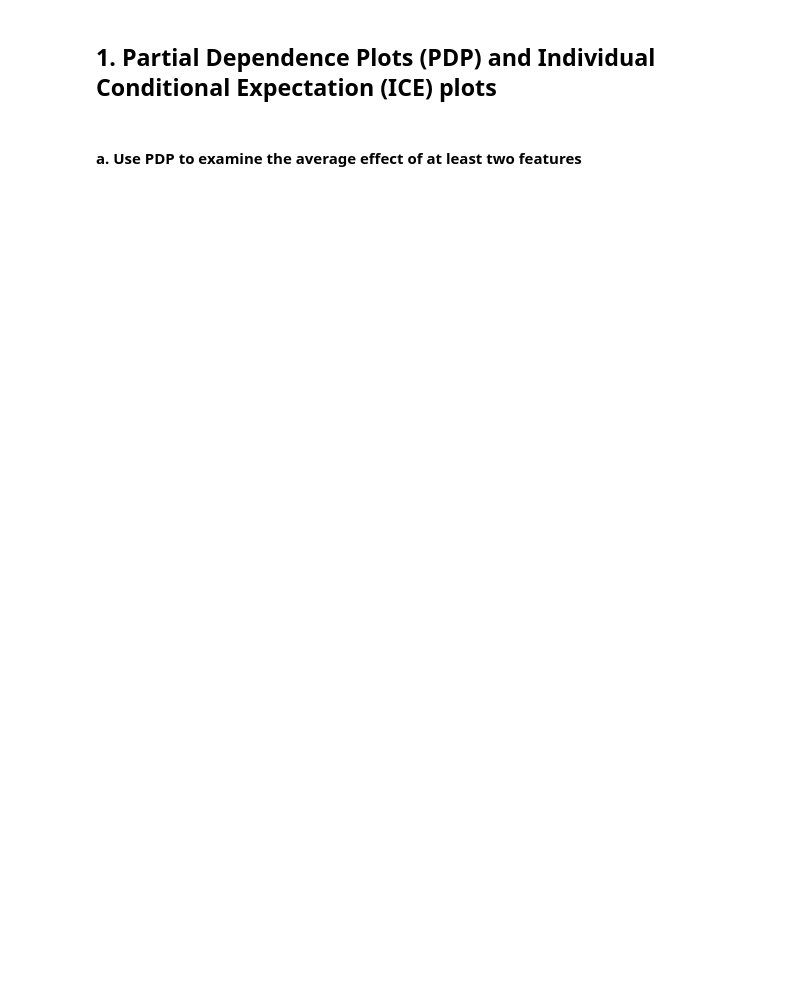
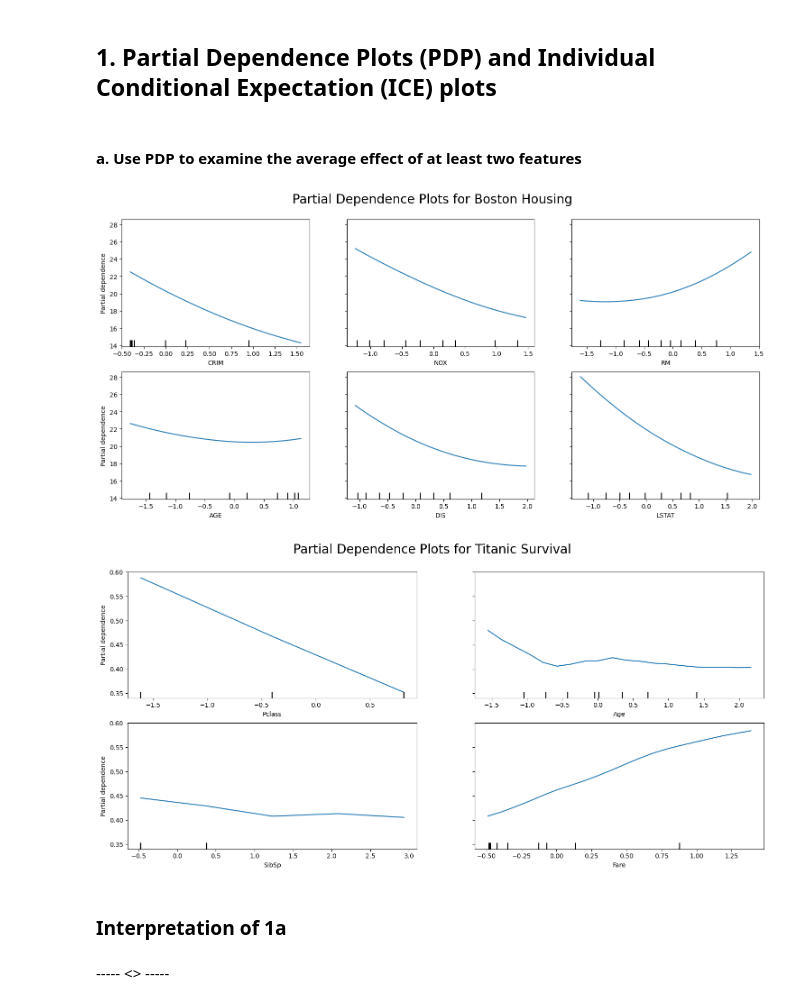
Before and after one commit to DavidF-22/ARI3205-InterpretableAI_Project, a Jupyter notebook: src/Part1_Feature-Level-Interpretability/Part1_Feature-Level-Interpretability.ipynb, the cells around one changed output. Drawn from its saved outputs; the diff is of its cells as text; code cells hidden in the pictures; blank space fills up the shorter version.

Commit message:
Modified Part1 Notebook
Change the Models such that they use scikit-learn functions and completed PDP graphs. Interpretations still pending

```diff
--- a/src/Part1_Feature-Level-Interpretability/Part1_Feature-Level-Interpretability.ipynb
+++ b/src/Part1_Feature-Level-Interpretability/Part1_Feature-Level-Interpretability.ipynb
@@ -282,0 +142,13 @@ Titanic Test Accuracy: 81.0056%
+# %%
+# define and train MLPClassifier model
+mlp_classifier = MLPClassifier(
+    hidden_layer_sizes=(64, 32),
+    activation='relu',
+    solver='adam',
+    learning_rate_init=0.001,
+    max_iter=500,
+    random_state=42
+)
+
+# train model
+mlp_classifier.fit(X_train_titanic_scaled, y_train_titanic)
@@ -289,0 +174,49 @@ Titanic Test Accuracy: 81.0056%
+# %%
+# PDP for Boston Housing
+feature_names_boston = ['CRIM', 'ZN', 'INDUS', 'CHAS', 'NOX', 'RM', 'AGE', 'DIS', 'RAD', 'TAX', 'PTRATIO', 'B', 'LSTAT']
+
+fig, ax = plt.subplots(figsize=(15, 8))  # Adjusted figure size for better spacing
+
+PartialDependenceDisplay.from_estimator(
+    mlp_regressor,
+    X_test_boston_scaled,
+    features=[0, 4, 5, 6, 7, 12],  # Indices for 'CRIM', 'NOX', 'RM', 'AGE', 'DIS', 'LSTAT'
+    feature_names=feature_names_boston,
+    grid_resolution=20,
+    n_cols=3,  # Plots in 2 rows of 3 columns for better alignment
+    ax=ax
+)
+
+plt.suptitle('Partial Dependence Plots for Boston Housing', fontsize=20, y=0.95)  # Main title with adjusted y-position
+plt.tight_layout(rect=[0, 0.03, 1, 0.95])  # Ensures no overlap
+plt.show()
+
+
+print("\n")
+
+
+# PDP for Titanic
+feature_names_titanic = ['Pclass', 'Age', 'SibSp', 'Parch', 'Fare', 'Sex_male', 'Embarked_Q', 'Embarked_S']
+
+fig, ax = plt.subplots(figsize=(15, 8))  # Adjusted figure size
+
+PartialDependenceDisplay.from_estimator(
+    mlp_classifier,
+    X_test_titanic_scaled,
+    features=[0, 1, 2, 4],  # Indices for 'Pclass', 'Age', 'SibSp', 'Fare'
+    feature_names=feature_names_titanic,
+    grid_resolution=20,
+    n_cols=2,  # Plots in 2 rows of 2 columns
+    ax=ax
+)
+
+plt.suptitle('Partial Dependence Plots for Titanic Survival', fontsize=20, y=0.95)  # Adjusted y-position
+plt.tight_layout(rect=[0, 0.03, 1, 0.95])  # Ensures no overlap
+plt.show()
+# %% [output]
+[figure, added]
+[figure, added]
+# %% [markdown]
+### Interpretation of 1a
+# %% [markdown]
+----- <> -----
```
Also changed, not shown: parts of 19 cells of this notebook.
